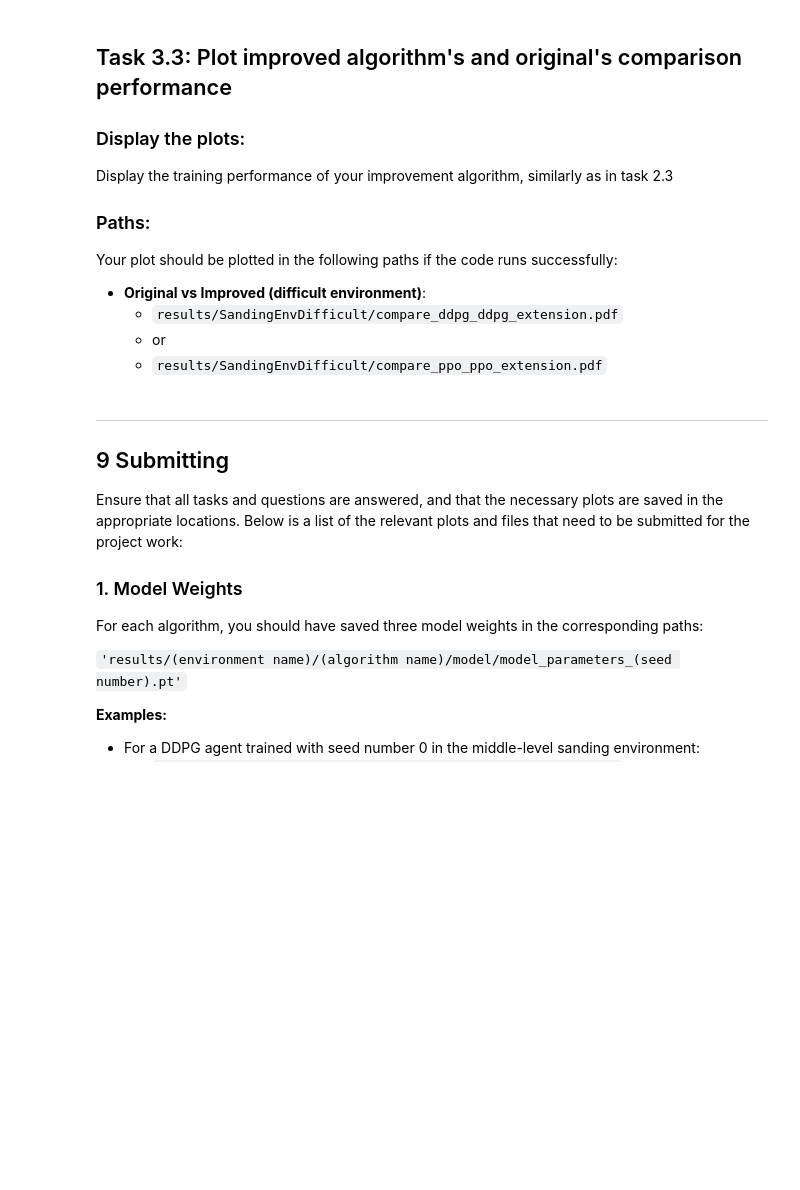
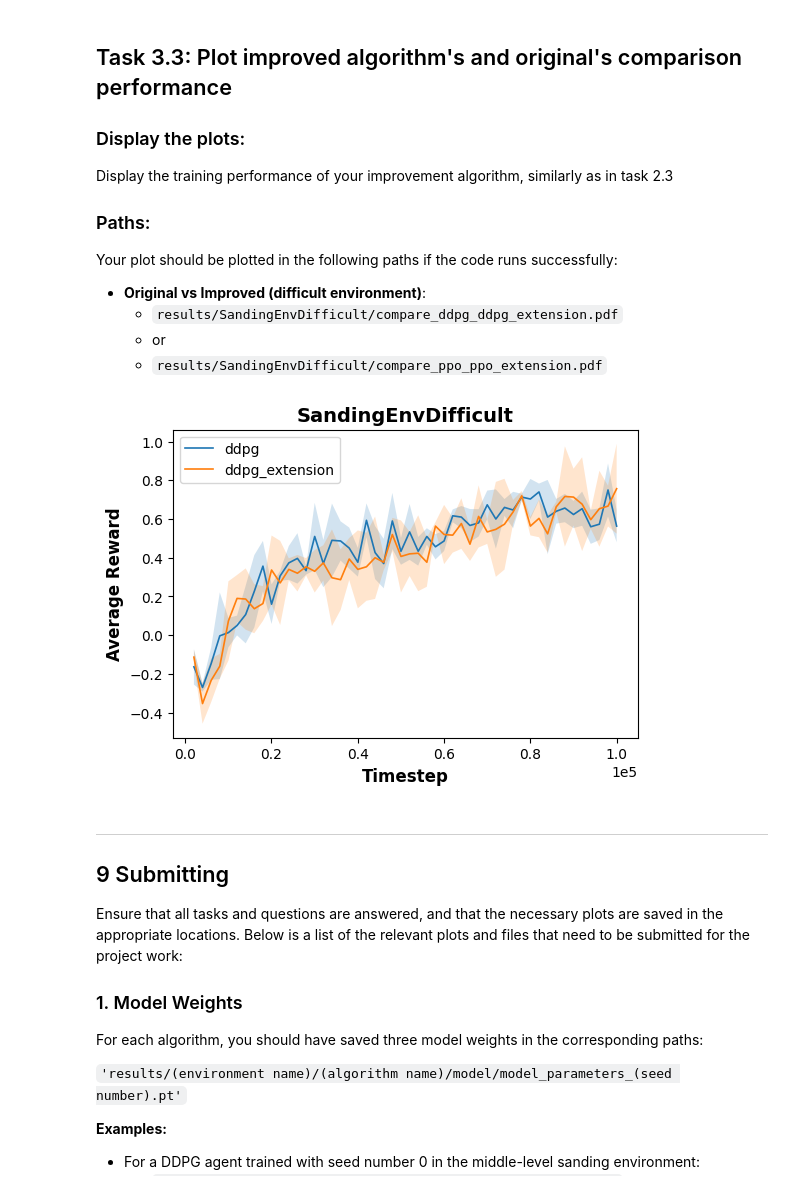
Before and after one commit to AleksiKaa/rl2024, a Jupyter notebook: project/project.ipynb, the cells around one changed output. Saved outputs shown, nothing was run; the diff lists cells and outputs as text; code cells hidden in the pictures; blank space fills up the shorter version.

```diff
--- a/project/project.ipynb
+++ b/project/project.ipynb
@@ -1524,22 +1567,24 @@ Your plot should be plotted in the following paths if the code runs successfully
 # %%
 ## Run the following code to draw the comparison plots of PPO and DDPG's training performances
 import warnings
 warnings.filterwarnings('ignore')
 
 if skip_training == False:
     environment = 'difficult'
 
-    orgin_algo_name = # 'ddpg' or 'ppo'
-    improved_alo_name = # 'ddpg_extension' or 'ppo_extension'
+    orgin_algo_name = "ddpg"
+    improved_algo_name ='ddpg_extension'
 
     config=setup(algo=orgin_algo_name, env=environment)
-    origin_agent = # DDPGAgent(config) or PPOAgent(config)
+    origin_agent = DDPGAgent(config)
 
-    config=setup(algo=improved_alo_name, env=environment)
-    improved_agent = # DDPGExtension(config) or PPOExtension(config)
+    config=setup(algo=improved_algo_name, env=environment)
+    improved_agent = DDPGExtension(config)
 
     # make the comparison plot
     cu.compare_algorithm_training(origin_agent, improved_agent, seeds=[0,1,2])
+# %% [output]
+[figure, added]
 # %%
 # Make sure that skip training is set to True before submission
 assert skip_training == True
```
Also changed, not shown: parts of 19 cells of this notebook, 1 other file.
